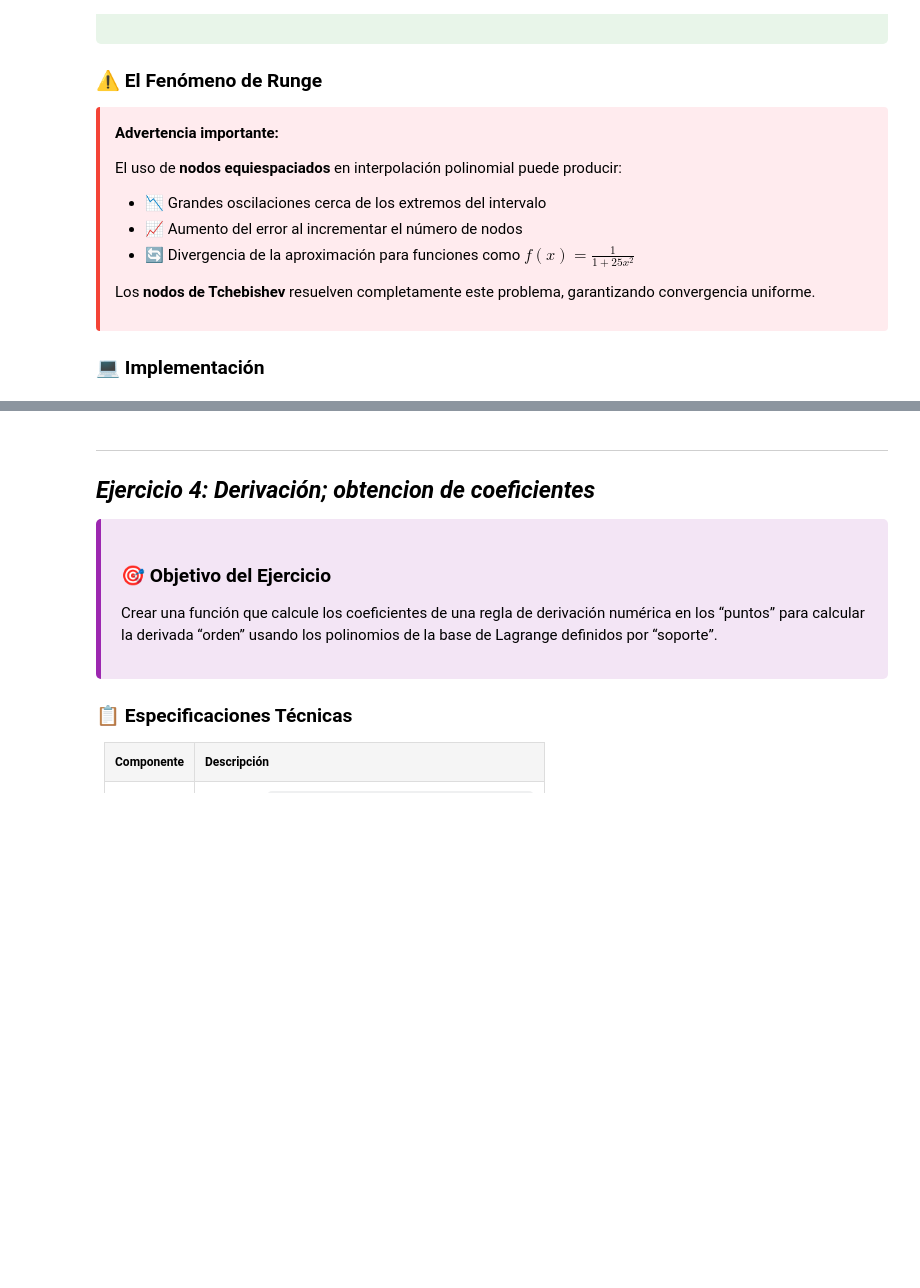
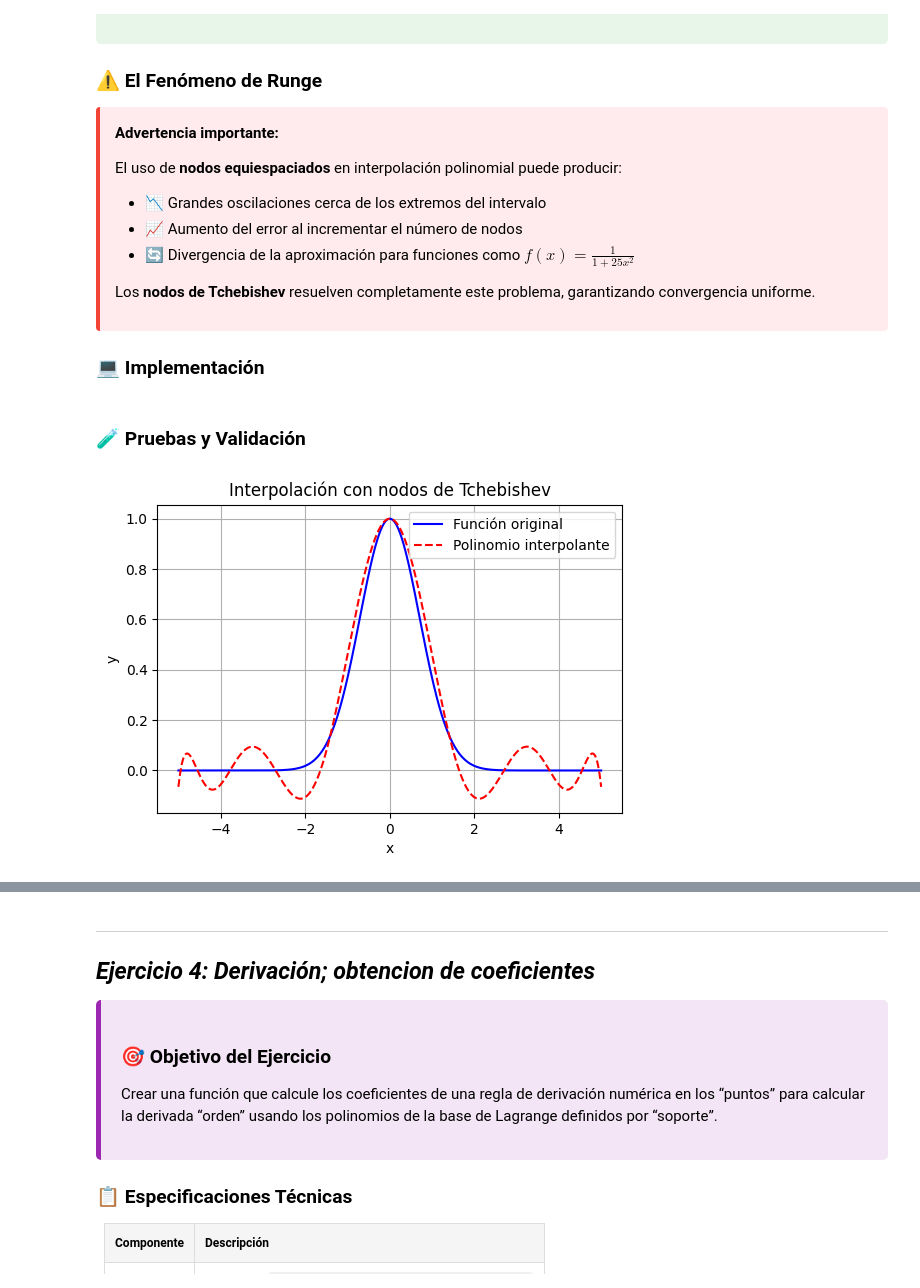
Before and after one commit to Edgarfevi/Proyectos, a Jupyter notebook: Proyectos_python/FISICA/MNAF2025/archivos_py/MNAF2025.ipynb, the cells around one changed output, grey strips where cells are left out. Cells and saved outputs as stored; diff of their text form; code cells hidden in the pictures; blank space fills up the shorter version.

Commit message:
ahora si implementación de funcion interpolante con nodos de Tchebisev

```diff
--- a/Proyectos_python/FISICA/MNAF2025/archivos_py/MNAF2025.ipynb
+++ b/Proyectos_python/FISICA/MNAF2025/archivos_py/MNAF2025.ipynb
@@ -286,7 +285,50 @@ Los **nodos de Tchebishev** resuelven completamente este problema, garantizando
 ### 💻 Implementación
 # %%
 def itp_Tchebishev(fun,ntps,a,b):
-    return None
+    # * Nodos de Tchebishev en [-1,1]
+    xk = [np.cos((2*k+1)*np.pi/(2*ntps)) for k in range(ntps)]
+
+    # * Transformar nodos a [a,b]
+    xk_ab = [0.5*(b-a)*x + 0.5*(a+b) for x in xk]
+
+    # * Construcción base de lagrange
+    L=[]
+    for i in range(len(xk_ab)):
+        soporte = xk_ab.copy()
+        x_k = soporte.pop(i)
+        P = poly.Polynomial.fromroots(soporte)
+        L_k = P/P(x_k)
+        L.append(L_k)
+
+    # * Construcción del polinomio interpolante
+    for i in range(len(xk_ab)):
+        if i==0:
+            P_itp = fun(xk_ab[i])*L[i]
+        else:
+            P_itp += fun(xk_ab[i])*L[i]
+
+    return P_itp
+# %% [markdown]
+### 🧪 Pruebas y Validación
+# %%
+fun=lambda x: e**(-x**2)
+ntps=11
+a=-5
+b=5
+P_itp = itp_Tchebishev(fun,ntps,a,b)
+
+plt.figure(figsize=(6,4))
+x_vals = np.linspace(a,b,1000)
+plt.plot(x_vals, fun(x_vals), label="Función original", color="blue")
+plt.plot(x_vals, P_itp(x_vals), label="Polinomio interpolante", color="red", linestyle="--")
+plt.title("Interpolación con nodos de Tchebishev")
+plt.xlabel("x")
+plt.ylabel("y")
+plt.legend()
+plt.grid()
+plt.show()
+# %% [output]
+[figure, added]
 # %% [markdown]
 
 ---
```
Also changed, not shown: parts of 3 cells of this notebook.
